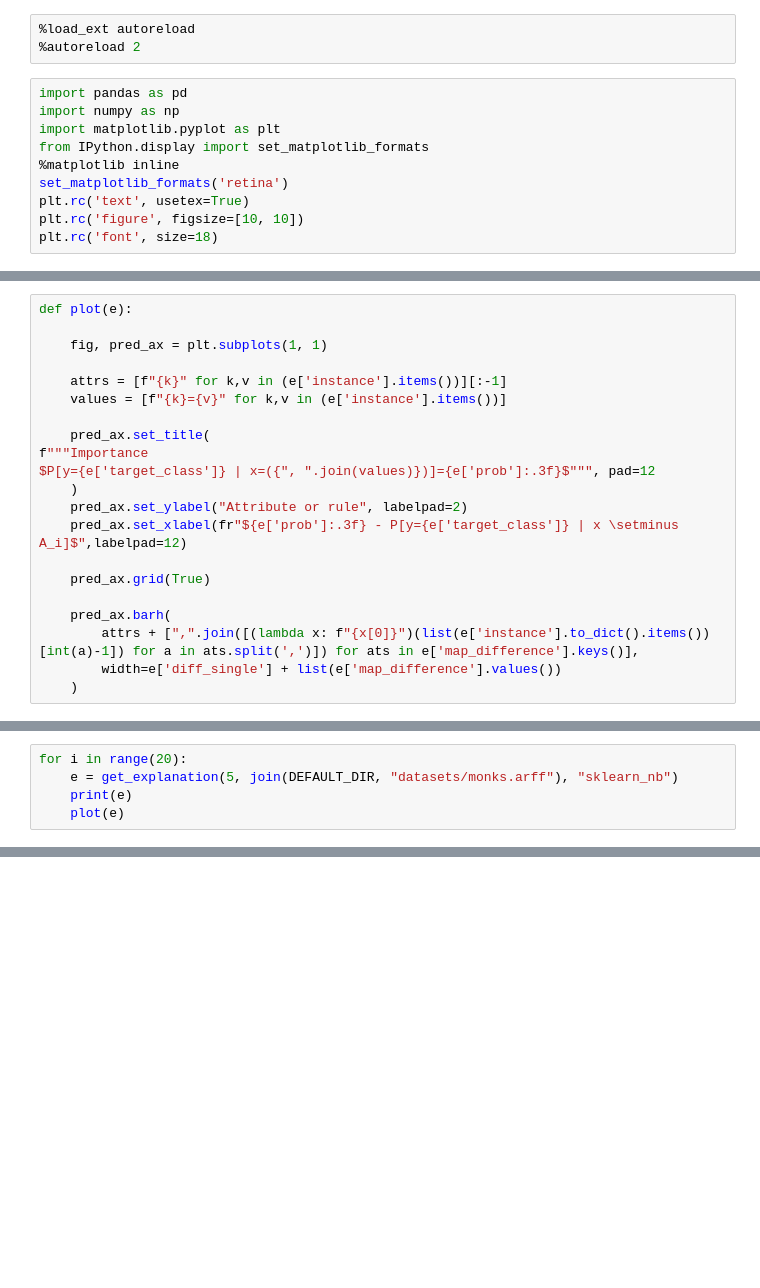
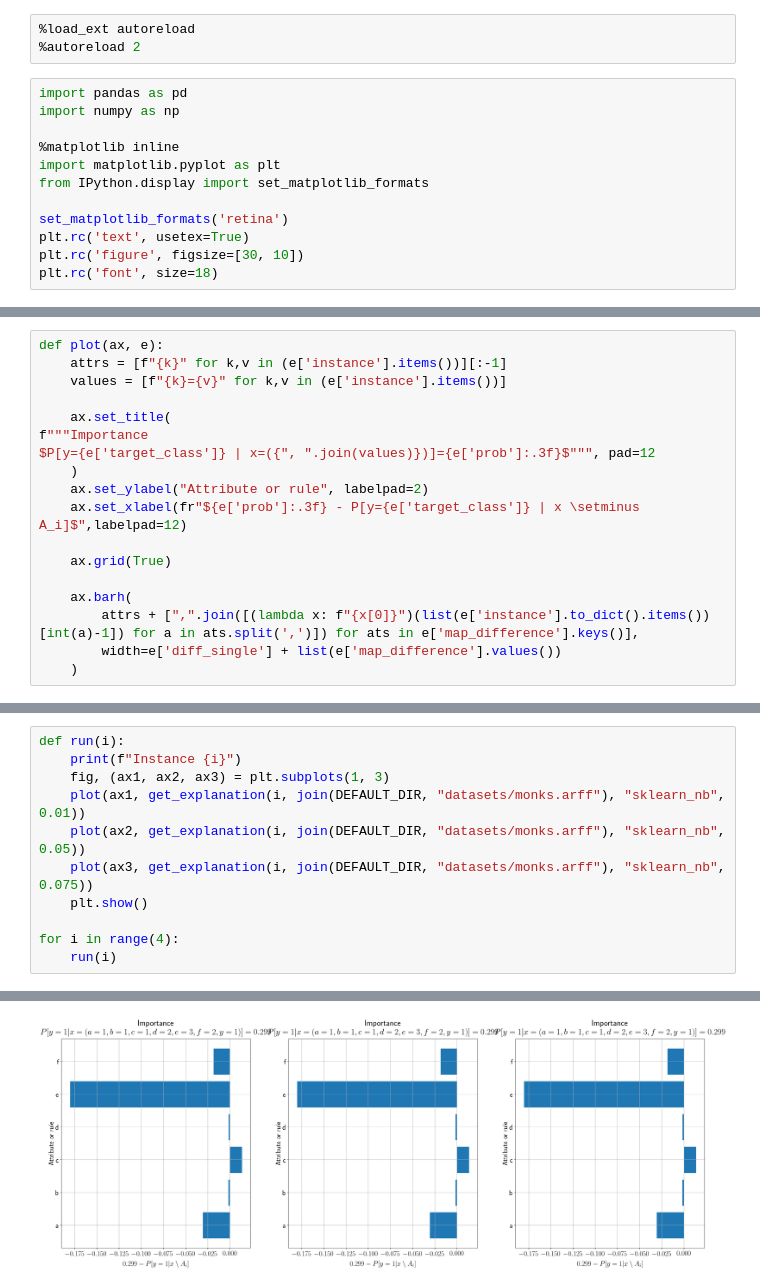
Before and after one commit to mrandri19/Internship-Project-X-PLAIN, a Jupyter notebook: Sensitivity Analysis.ipynb, the cells around one changed output, grey strips where cells are left out. Cells and saved outputs as stored; diff of their text form; blank space fills up the shorter version.

```diff
--- a/Sensitivity Analysis.ipynb
+++ b/Sensitivity Analysis.ipynb
@@ -14,12 +16,14 @@ Support is an indication of how frequently the itemset appears in the dataset. S
 # %%
 import pandas as pd
 import numpy as np
+
+%matplotlib inline
 import matplotlib.pyplot as plt
 from IPython.display import set_matplotlib_formats
-%matplotlib inline
+
 set_matplotlib_formats('retina')
 plt.rc('text', usetex=True)
-plt.rc('figure', figsize=[10, 10])
+plt.rc('figure', figsize=[30, 10])
 plt.rc('font', size=18)
 # %%
 import random
@@ -145,23 +138,20 @@ def get_explanation(ix, dataset_name: str, classifier_name: str):
 
     return explainer.explain_instance(explain_dataset[ix], decoded_target_class)
 # %%
-def plot(e):
-
-    fig, pred_ax = plt.subplots(1, 1)
-
+def plot(ax, e):
     attrs = [f"{k}" for k,v in (e['instance'].items())][:-1]
     values = [f"{k}={v}" for k,v in (e['instance'].items())]
 
-    pred_ax.set_title(
+    ax.set_title(
 f"""Importance
 $P[y={e['target_class']} | x=({", ".join(values)})]={e['prob']:.3f}$""", pad=12
     )
-    pred_ax.set_ylabel("Attribute or rule", labelpad=2)
-    pred_ax.set_xlabel(fr"${e['prob']:.3f} - P[y={e['target_class']} | x \setminus A_i]$",labelpad=12)
+    ax.set_ylabel("Attribute or rule", labelpad=2)
+    ax.set_xlabel(fr"${e['prob']:.3f} - P[y={e['target_class']} | x \setminus A_i]$",labelpad=12)
 
-    pred_ax.grid(True)
+    ax.grid(True)
 
-    pred_ax.barh(
+    ax.barh(
         attrs + [",".join([(lambda x: f"{x[0]}")(list(e['instance'].to_dict().items())[int(a)-1]) for a in ats.split(',')]) for ats in e['map_difference'].keys()],
         width=e['diff_single'] + list(e['map_difference'].values())
     )
@@ -209,5 +157,0 @@ plot(e)
-# %%
-for i in range(20):
-    e = get_explanation(5, join(DEFAULT_DIR, "datasets/monks.arff"), "sklearn_nb")
-    print(e)
-    plot(e)
@@ -213,0 +162,12 @@ for i in range(20):
+# %%
+def run(i):
+    print(f"Instance {i}")
+    fig, (ax1, ax2, ax3) = plt.subplots(1, 3)
+    plot(ax1, get_explanation(i, join(DEFAULT_DIR, "datasets/monks.arff"), "sklearn_nb", 0.01))
+    plot(ax2, get_explanation(i, join(DEFAULT_DIR, "datasets/monks.arff"), "sklearn_nb", 0.05))
+    plot(ax3, get_explanation(i, join(DEFAULT_DIR, "datasets/monks.arff"), "sklearn_nb", 0.075))
+    plt.show()
+
+for i in range(4):
+    run(i)
+# %% [output]
@@ -213,0 +191 @@ for i in range(20):
+[figure, added]
```
Also changed, not shown: parts of 21 cells of this notebook, 1 other file.
